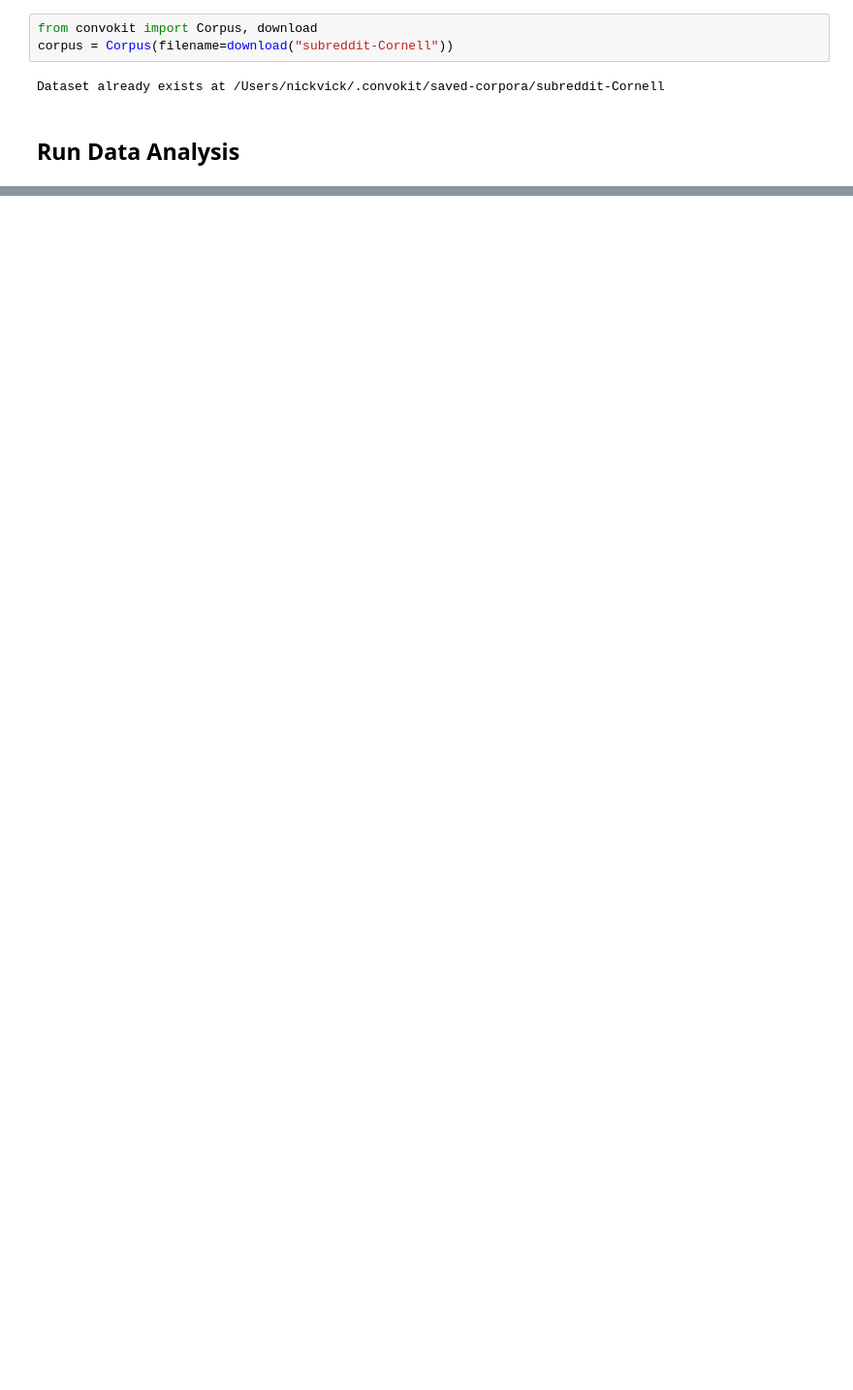
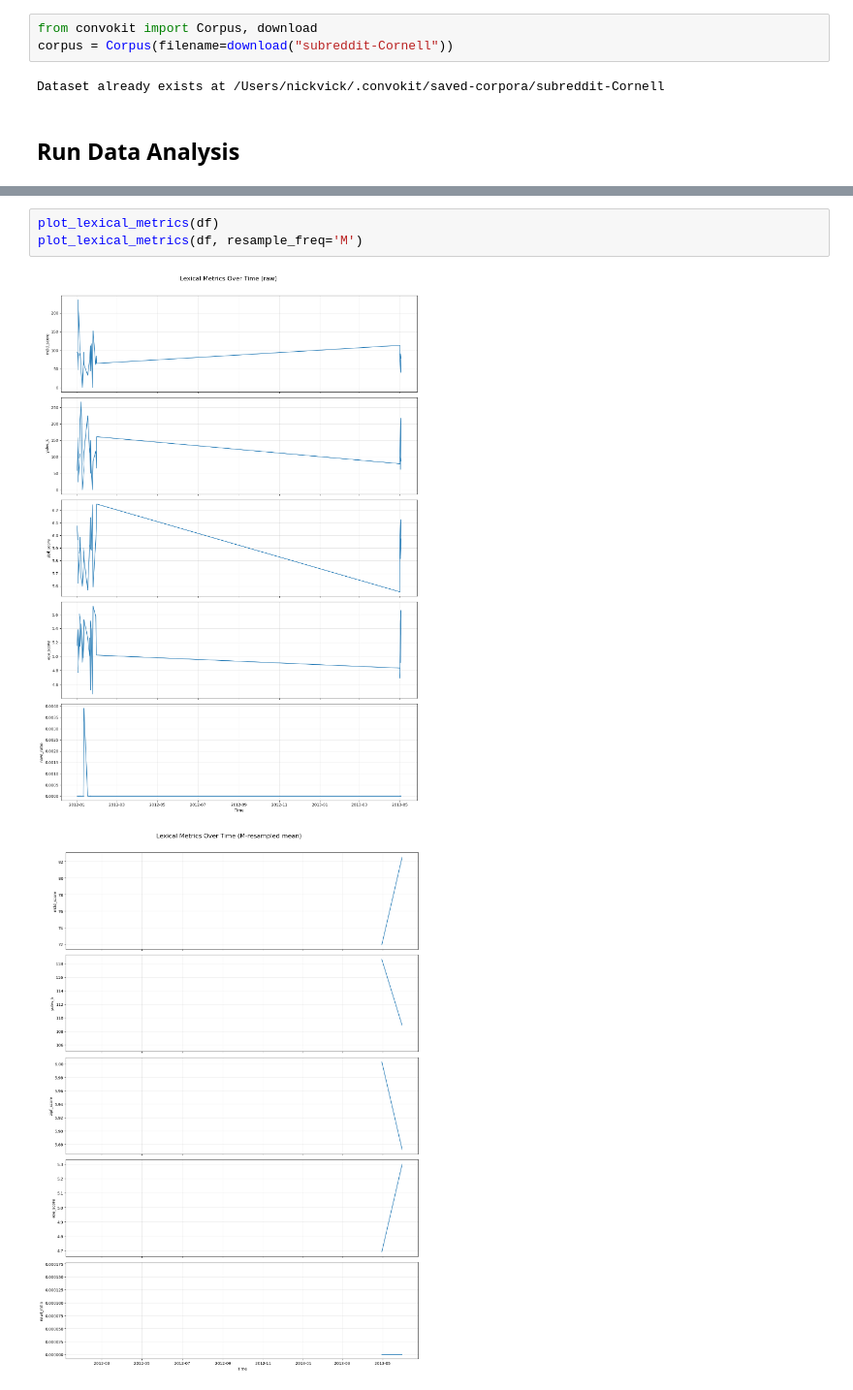
Before and after one commit to nickvick04/ORFE-Thesis, a Jupyter notebook: src/analysis.ipynb, the cells around one changed output, grey strips where cells are left out. Shown at 97% size. Drawn from its saved outputs; the diff is of its cells as text; blank space fills up the shorter version.

```diff
--- a/src/analysis.ipynb
+++ b/src/analysis.ipynb
@@ -77,0 +51,6 @@ plot_syntactic_metrics(df, resample_freq='W')
+# %%
+plot_lexical_metrics(df)
+plot_lexical_metrics(df, resample_freq='M')
+# %% [output]
+[figure, added]
+[figure, added]
```
Also changed, not shown: parts of 6 cells of this notebook.
